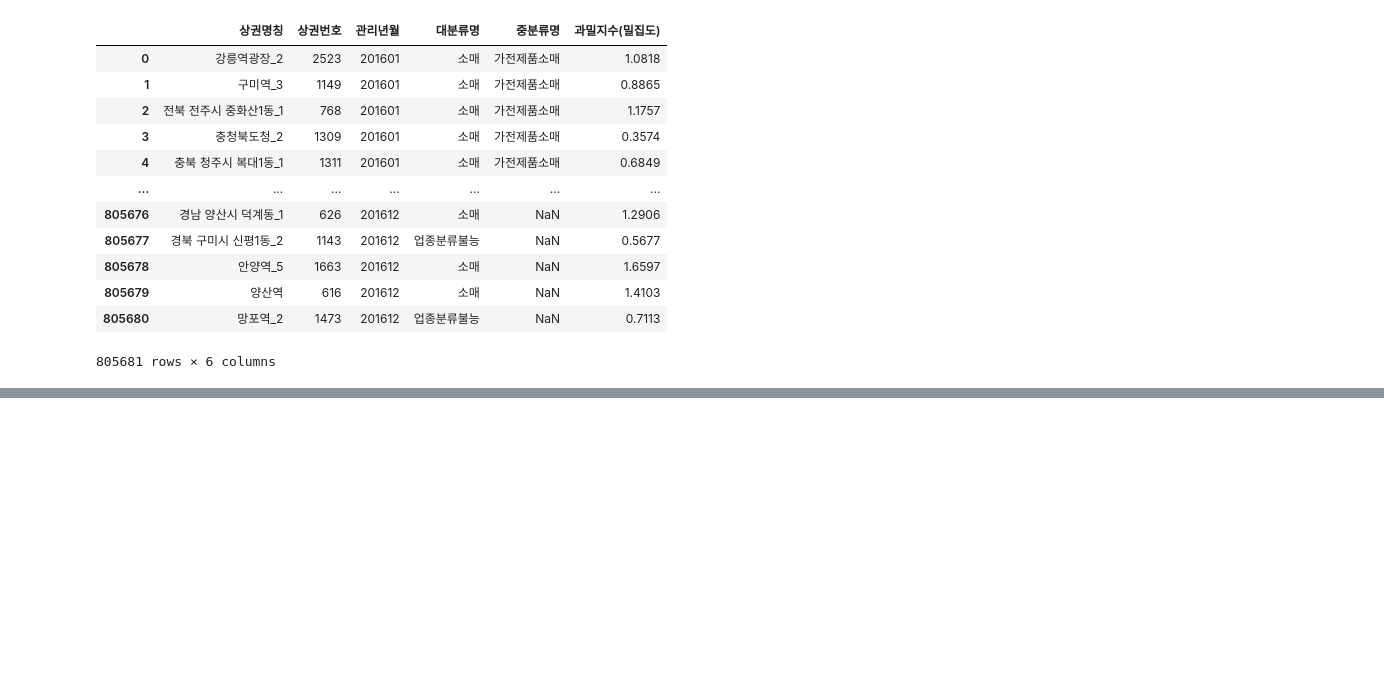
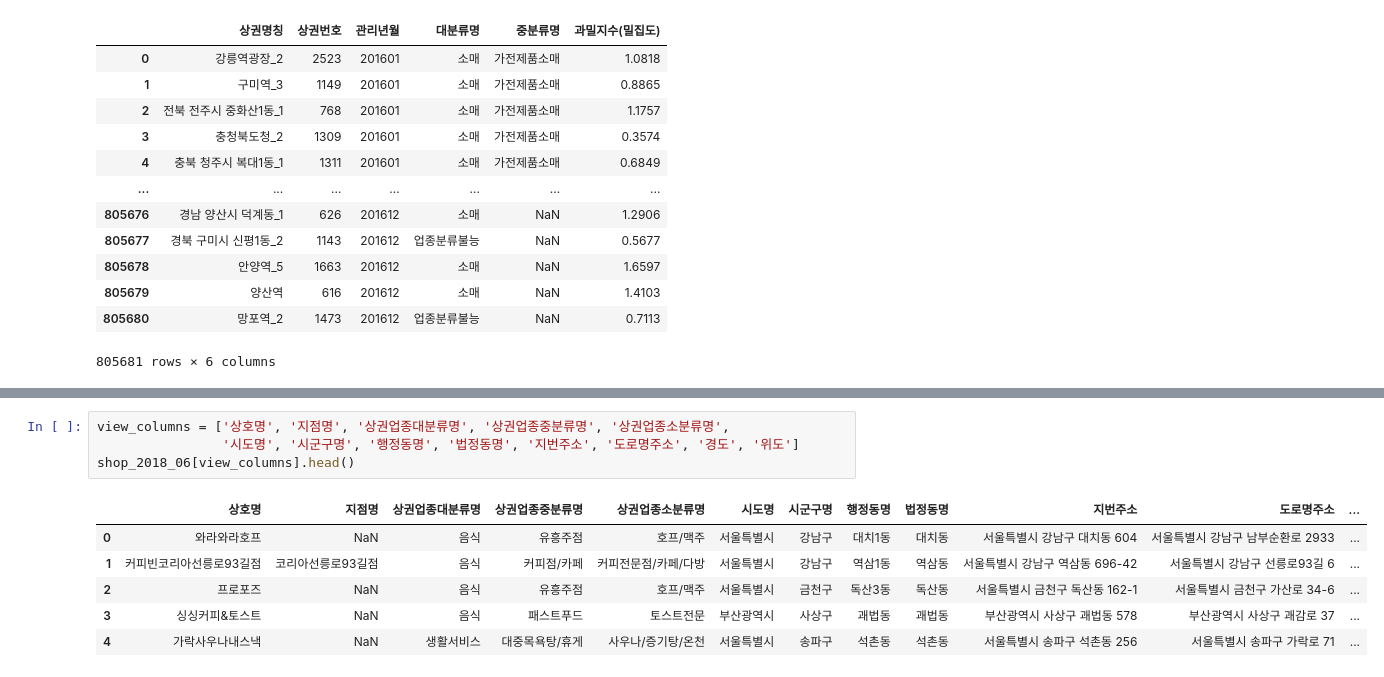
Before and after one commit to jeungsengho/python_6month, a Jupyter notebook: 10_상권별_업종_밀집_통계.ipynb, the cells around one changed output, grey strips where cells are left out. Saved outputs shown, nothing was run; the diff lists cells and outputs as text; blank space fills up the shorter version.

```diff
--- a/10_상권별_업종_밀집_통계.ipynb
+++ b/10_상권별_업종_밀집_통계.ipynb
@@ -26,0 +72,11 @@ shop
+# %%
+view_columns = ['상호명', '지점명', '상권업종대분류명', '상권업종중분류명', '상권업종소분류명',
+                '시도명', '시군구명', '행정동명', '법정동명', '지번주소', '도로명주소', '경도', '위도']
+shop_2018_06[view_columns].head()
+# %% [output]
+|  | 상호명 | 지점명 | 상권업종대분류명 | 상권업종중분류명 | 상권업종소분류명 | 시도명 | 시군구명 | 행정동명 | 법정동명 | 지번주소 | 도로명주소 | ... |
+| 0 | 와라와라호프 | NaN | 음식 | 유흥주점 | 호프/맥주 | 서울특별시 | 강남구 | 대치1동 | 대치동 | 서울특별시 강남구 대치동 604 | 서울특별시 강남구 남부순환로 2933 | ... |
+| 1 | 커피빈코리아선릉로93길점 | 코리아선릉로93길점 | 음식 | 커피점/카페 | 커피전문점/카페/다방 | 서울특별시 | 강남구 | 역삼1동 | 역삼동 | 서울특별시 강남구 역삼동 696-42 | 서울특별시 강남구 선릉로93길 6 | ... |
+| 2 | 프로포즈 | NaN | 음식 | 유흥주점 | 호프/맥주 | 서울특별시 | 금천구 | 독산3동 | 독산동 | 서울특별시 금천구 독산동 162-1 | 서울특별시 금천구 가산로 34-6 | ... |
+| 3 | 싱싱커피&토스트 | NaN | 음식 | 패스트푸드 | 토스트전문 | 부산광역시 | 사상구 | 괘법동 | 괘법동 | 부산광역시 사상구 괘법동 578 | 부산광역시 사상구 괘감로 37 | ... |
+| 4 | 가락사우나내스낵 | NaN | 생활서비스 | 대중목욕탕/휴게 | 사우나/증기탕/온천 | 서울특별시 | 송파구 | 석촌동 | 석촌동 | 서울특별시 송파구 석촌동 256 | 서울특별시 송파구 가락로 71 | ... |
```
Also changed, not shown: parts of 9 cells of this notebook.
